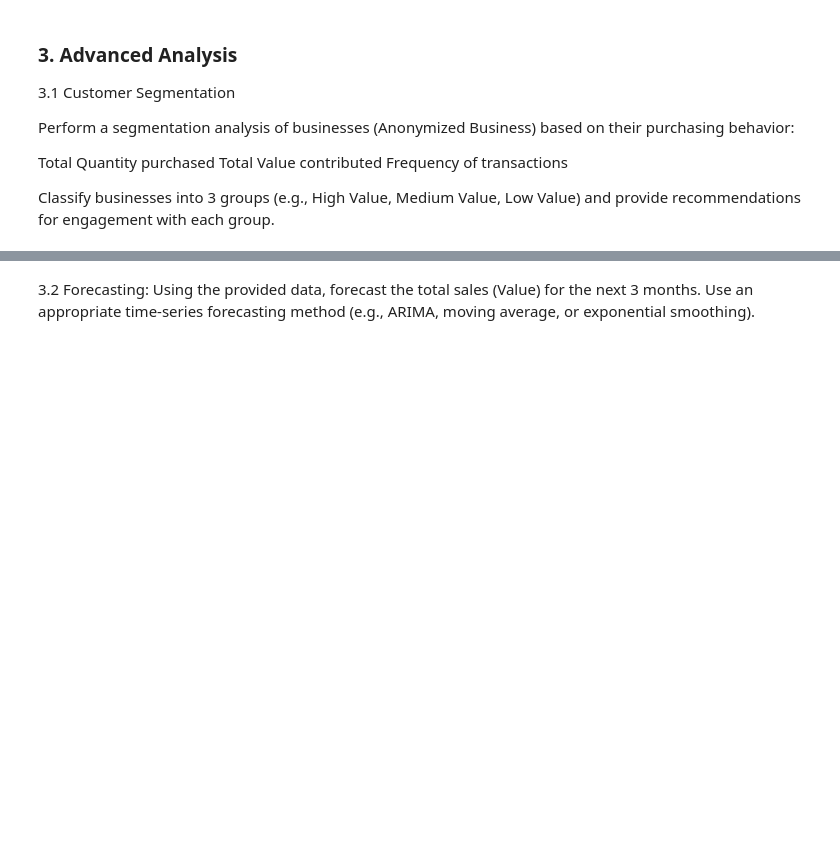
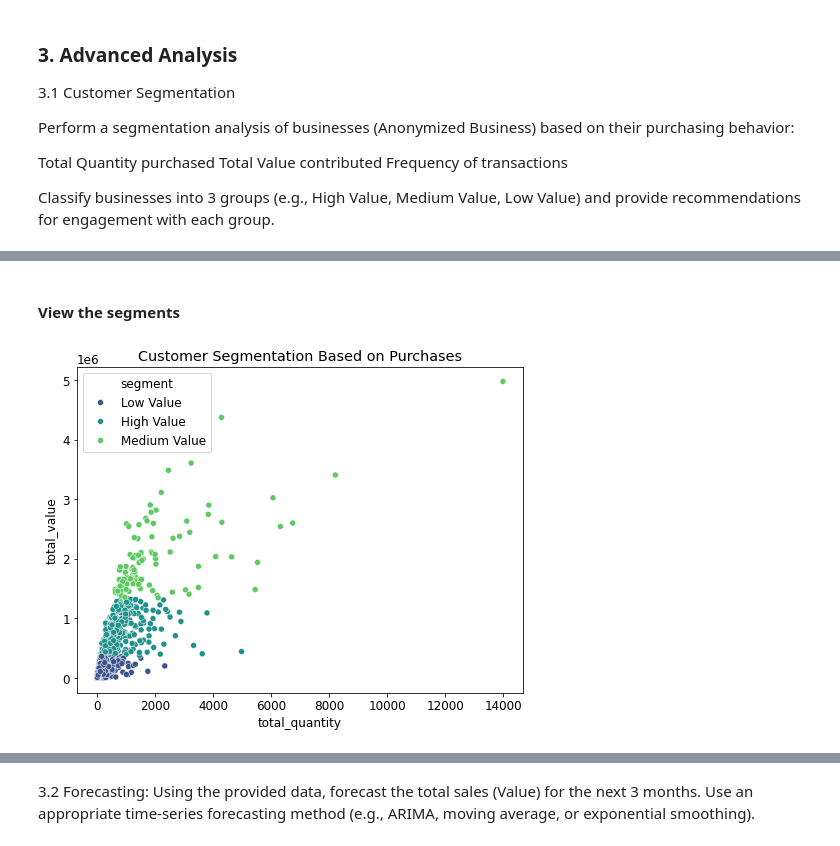
Before and after one commit to wambuiGicheha/kwanza_tukule_TechAssement, a Jupyter notebook: index.ipynb, the cells around one changed output, grey strips where cells are left out. Drawn from its saved outputs; the diff is of its cells as text; code cells hidden in the pictures; blank space fills up the shorter version.

```diff
--- a/index.ipynb
+++ b/index.ipynb
@@ -611,0 +583,10 @@ print(business_grouped)
+# %%
+# Aggregate metrics per business
+kt_business_df = kt_clean_df.groupby("anonymized_business").agg(
+    total_quantity=("quantity", "sum"),
+    total_value=("unit_price", "sum"),
+    transaction_count=("date", "count")  # Frequency of purchases
+).reset_index()
+
+# Check summary statistics
+print(kt_business_df.describe())
@@ -611,0 +605,16 @@ print(business_grouped)
+# %%
+from sklearn.cluster import KMeans
+import numpy as np
+
+# Select features for clustering
+X = kt_business_df[["total_quantity", "total_value", "transaction_count"]]
+
+# Apply K-Means with 3 clusters
+kmeans = KMeans(n_clusters=3, random_state=42, n_init=10)
+kt_business_df["segment"] = kmeans.fit_predict(X)
+
+# Rename segments based on business value
+kt_business_df["segment"] = kt_business_df["segment"].map({0: "Low Value", 1: "Medium Value", 2: "High Value"})
+
+# Display segmented data
+print(kt_business_df.head())
@@ -611,0 +635,10 @@ print(business_grouped)
+# %% [markdown]
+#### View the segments
+# %%
+#using a scatterplot to visualize the clusters
+plt.figure(figsize=(8, 6))
+sns.scatterplot(data=kt_business_df, x="total_quantity", y="total_value", hue="segment", palette="viridis")
+plt.title("Customer Segmentation Based on Purchases")
+plt.show()
+# %% [output]
+[figure, added]
```
Also changed, not shown: parts of 14 cells of this notebook.
